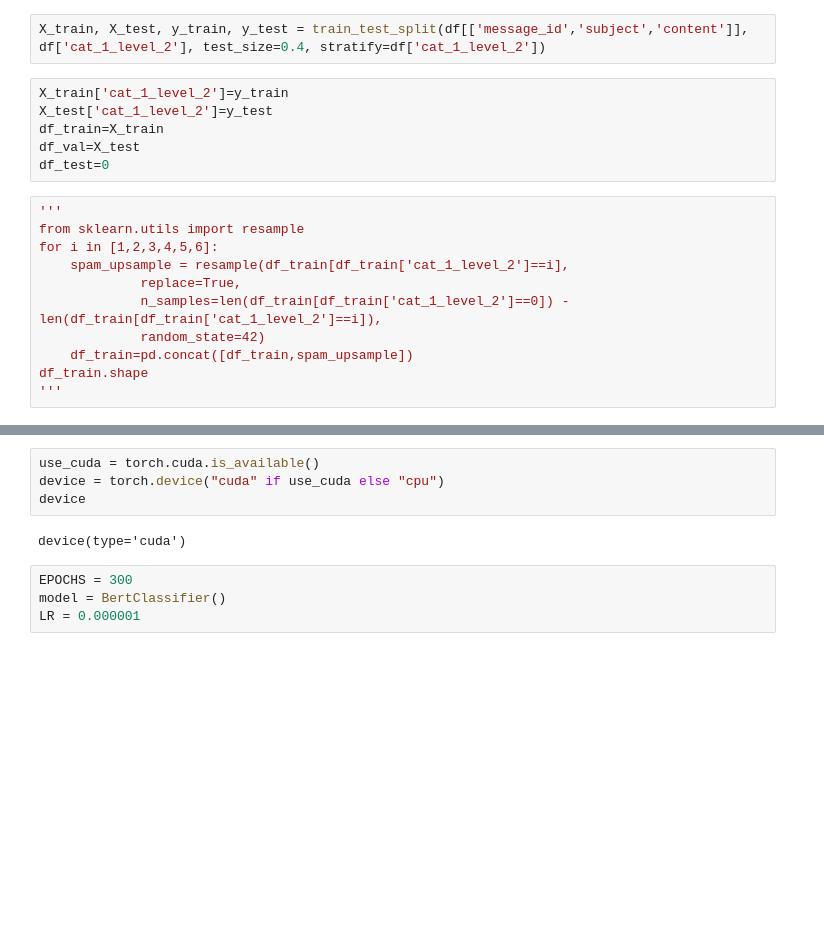
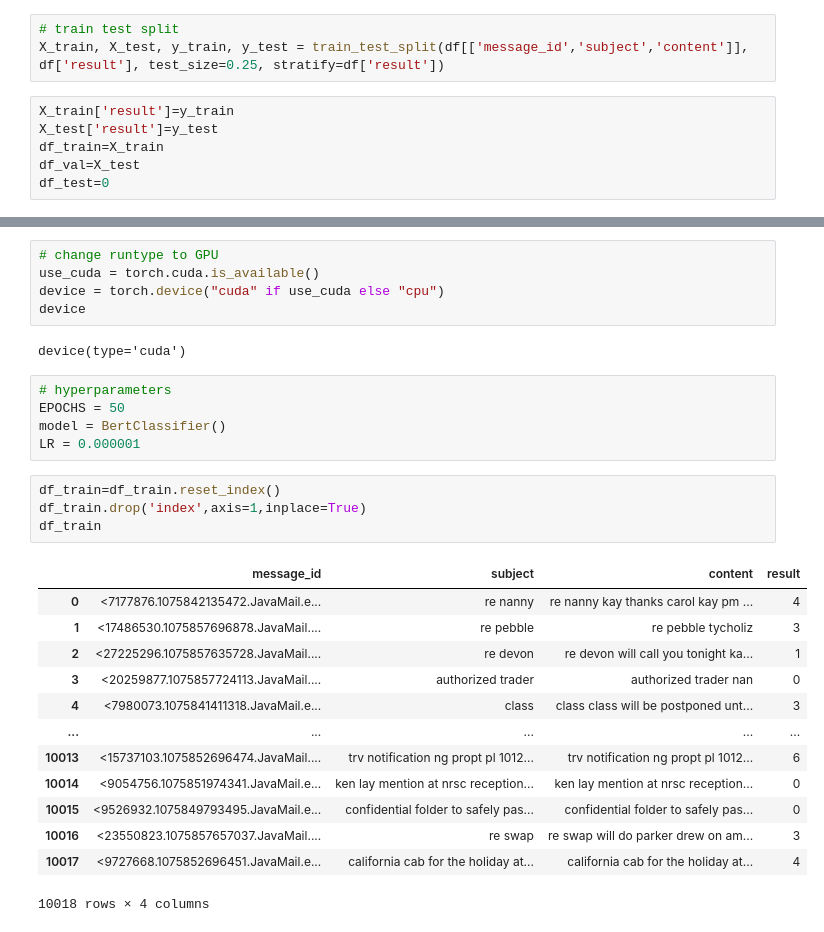
Before and after one commit to neelblabla/large_language_models_for_processing_emails, a Jupyter notebook: 2_modelling_BERT-base-uc-110m/2b_modelling_and_evaluation/2_BERT_pytorch_fine_tune.ipynb, the cells around one changed output, grey strips where cells are left out. Drawn from its saved outputs; the diff is of its cells as text; blank space fills up the shorter version.

```diff
--- a/2_modelling_BERT-base-uc-110m/2b_modelling_and_evaluation/2_BERT_pytorch_fine_tune.ipynb
+++ b/2_modelling_BERT-base-uc-110m/2b_modelling_and_evaluation/2_BERT_pytorch_fine_tune.ipynb
@@ -101,19 +113,9 @@ df
 # %%
-X_train, X_test, y_train, y_test = train_test_split(df[['message_id','subject','content']], df['cat_1_level_2'], test_size=0.4, stratify=df['cat_1_level_2'])
+# train test split
+X_train, X_test, y_train, y_test = train_test_split(df[['message_id','subject','content']], df['result'], test_size=0.25, stratify=df['result'])
 # %%
-X_train['cat_1_level_2']=y_train
-X_test['cat_1_level_2']=y_test
+X_train['result']=y_train
+X_test['result']=y_test
 df_train=X_train
 df_val=X_test
 df_test=0
-# %%
-'''
-from sklearn.utils import resample
-for i in [1,2,3,4,5,6]:
-    spam_upsample = resample(df_train[df_train['cat_1_level_2']==i],
-             replace=True,
-             n_samples=len(df_train[df_train['cat_1_level_2']==0]) - len(df_train[df_train['cat_1_level_2']==i]),
-             random_state=42)
-    df_train=pd.concat([df_train,spam_upsample])
-df_train.shape
-'''
@@ -175,13 +169,33 @@ class BertClassifier(nn.Module):
 
         return final_layer
 # %%
+# change runtype to GPU
 use_cuda = torch.cuda.is_available()
 device = torch.device("cuda" if use_cuda else "cpu")
 device
 # %% [output]
 device(type='cuda')
 # %%
-EPOCHS = 300
+# hyperparameters
+EPOCHS = 50
 model = BertClassifier()
 LR = 0.000001
+# %%
+df_train=df_train.reset_index()
+df_train.drop('index',axis=1,inplace=True)
+df_train
+# %% [output]
+|  | message_id | subject | content | result |
+| 0 | <7177876.1075842135472.JavaMail.e... | re nanny | re nanny kay thanks carol kay pm ... | 4 |
+| 1 | <17486530.1075857696878.JavaMail.... | re pebble | re pebble tycholiz | 3 |
+| 2 | <27225296.1075857635728.JavaMail.... | re devon | re devon will call you tonight ka... | 1 |
+| 3 | <20259877.1075857724113.JavaMail.... | authorized trader | authorized trader nan | 0 |
+| 4 | <7980073.1075841411318.JavaMail.e... | class | class class will be postponed unt... | 3 |
+| ... | ... | ... | ... | ... |
+| 10013 | <15737103.1075852696474.JavaMail.... | trv notification ng propt pl 1012... | trv notification ng propt pl 1012... | 6 |
+| 10014 | <9054756.1075851974341.JavaMail.e... | ken lay mention at nrsc reception... | ken lay mention at nrsc reception... | 0 |
+| 10015 | <9526932.1075849793495.JavaMail.e... | confidential folder to safely pas... | confidential folder to safely pas... | 0 |
+| 10016 | <23550823.1075857657037.JavaMail.... | re swap | re swap will do parker drew on am... | 3 |
+| 10017 | <9727668.1075852696451.JavaMail.e... | california cab for the holiday at... | california cab for the holiday at... | 4 |
+10018 rows × 4 columns
 # %%
```
Also changed, not shown: parts of 24 cells of this notebook, 1 other file.
